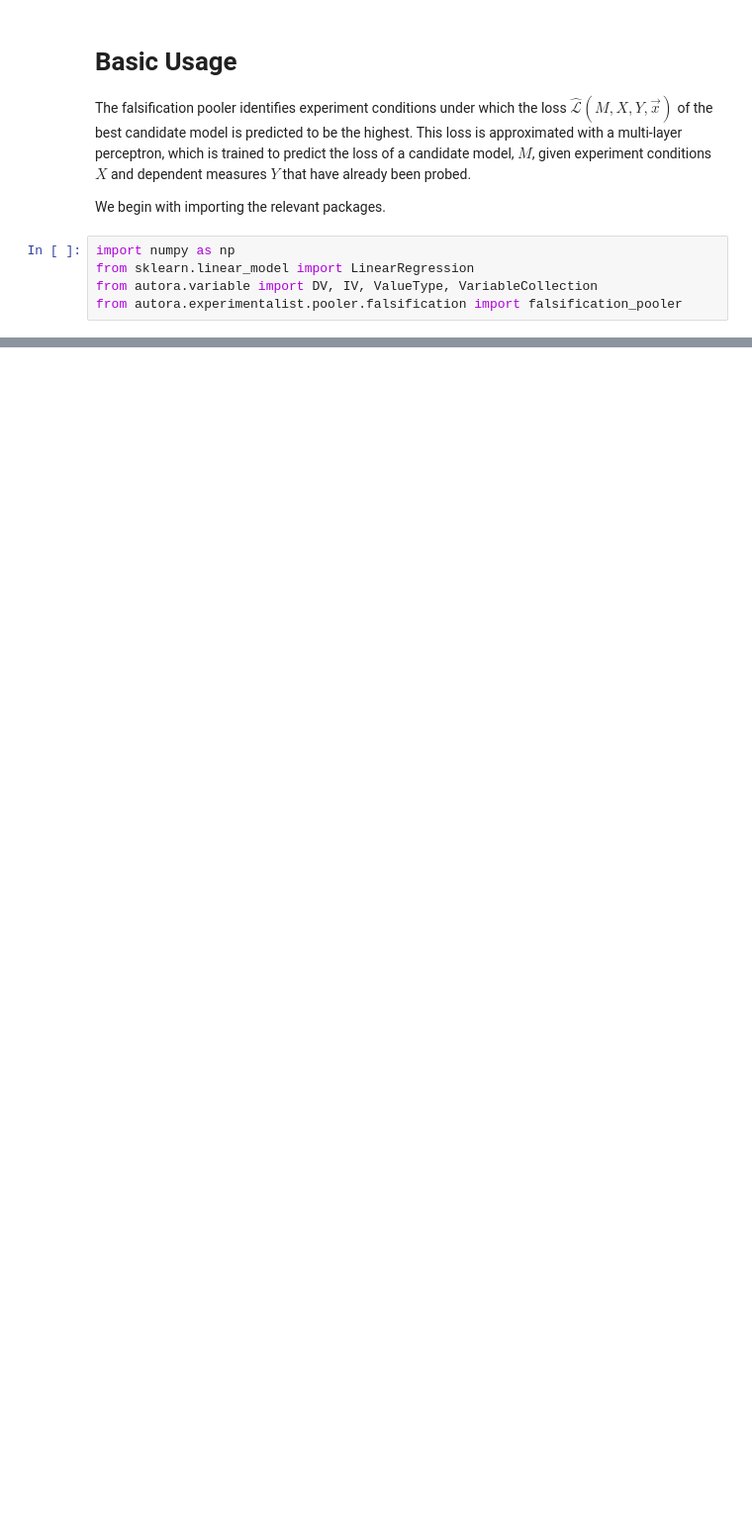
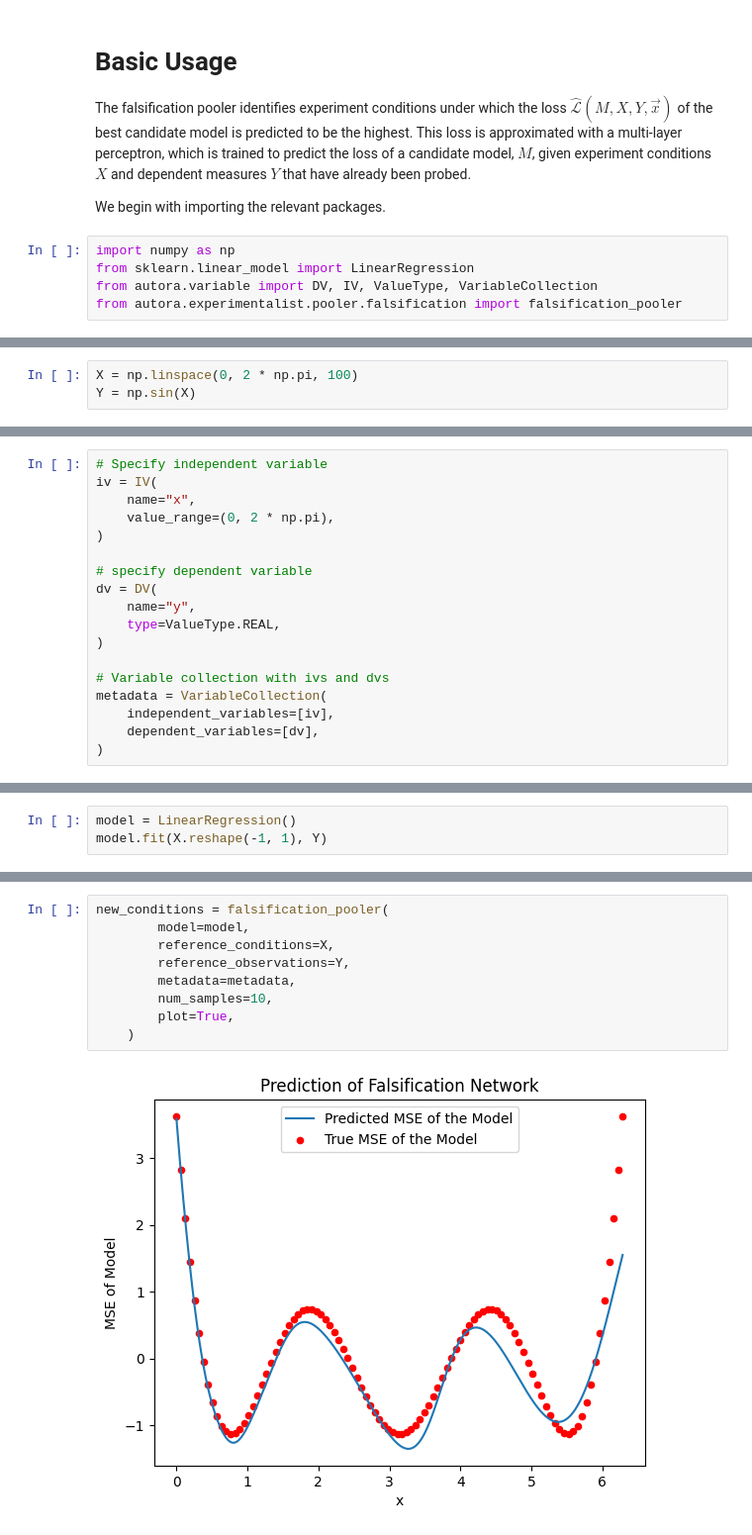
Before and after one commit to AutoResearch/autora-experimentalist-falsification, a Jupyter notebook: docs/basic-usage-pooler.ipynb, the cells around one changed output, grey strips where cells are left out. Shown at 99% size. Drawn from its saved outputs; the diff is of its cells as text; blank space fills up the shorter version.

Commit message:
finalized tutorial for pooler

```diff
--- a/docs/basic-usage-pooler.ipynb
+++ b/docs/basic-usage-pooler.ipynb
@@ -52,0 +23,3 @@ The novelty scores align with the sampled experiment conditions (in descending o
+# %%
+X = np.linspace(0, 2 * np.pi, 100)
+Y = np.sin(X)
@@ -52,0 +28,18 @@ The novelty scores align with the sampled experiment conditions (in descending o
+# %%
+# Specify independent variable
+iv = IV(
+    name="x",
+    value_range=(0, 2 * np.pi),
+)
+
+# specify dependent variable
+dv = DV(
+    name="y",
+    type=ValueType.REAL,
+)
+
+# Variable collection with ivs and dvs
+metadata = VariableCollection(
+    independent_variables=[iv],
+    dependent_variables=[dv],
+)
@@ -52,0 +48,3 @@ The novelty scores align with the sampled experiment conditions (in descending o
+# %%
+model = LinearRegression()
+model.fit(X.reshape(-1, 1), Y)
@@ -52,0 +55,11 @@ The novelty scores align with the sampled experiment conditions (in descending o
+# %%
+new_conditions = falsification_pooler(
+        model=model,
+        reference_conditions=X,
+        reference_observations=Y,
+        metadata=metadata,
+        num_samples=10,
+        plot=True,
+    )
+# %% [output]
+[figure, added]
```
Also changed, not shown: parts of 39 cells of this notebook.
